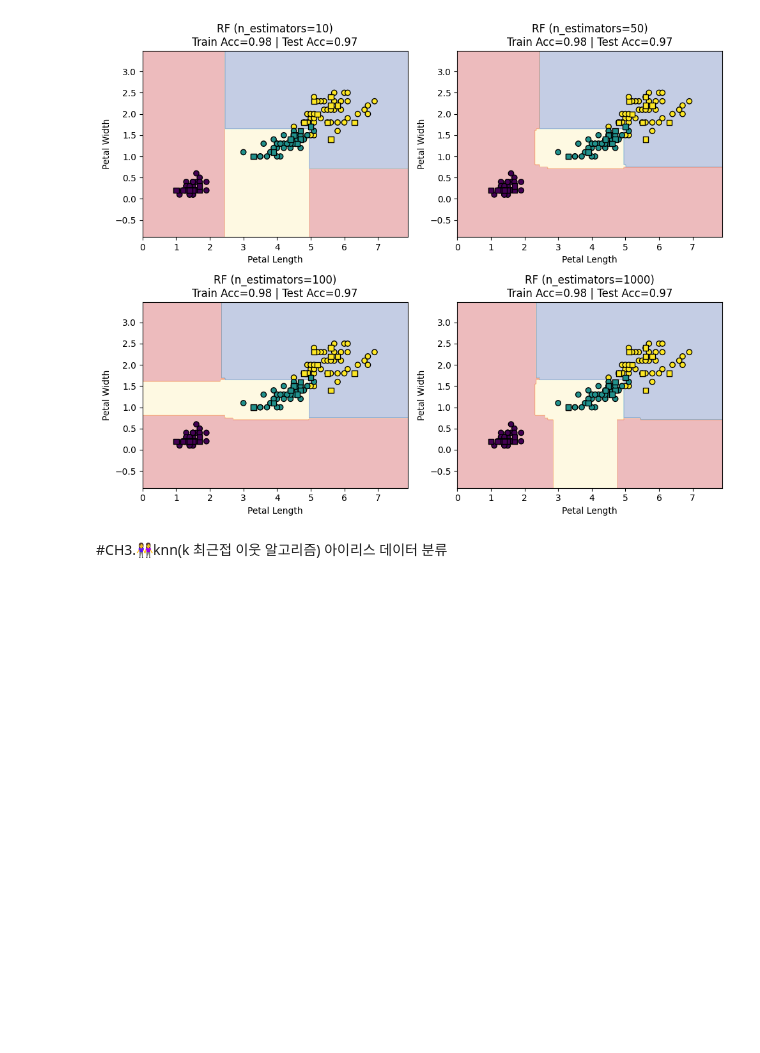
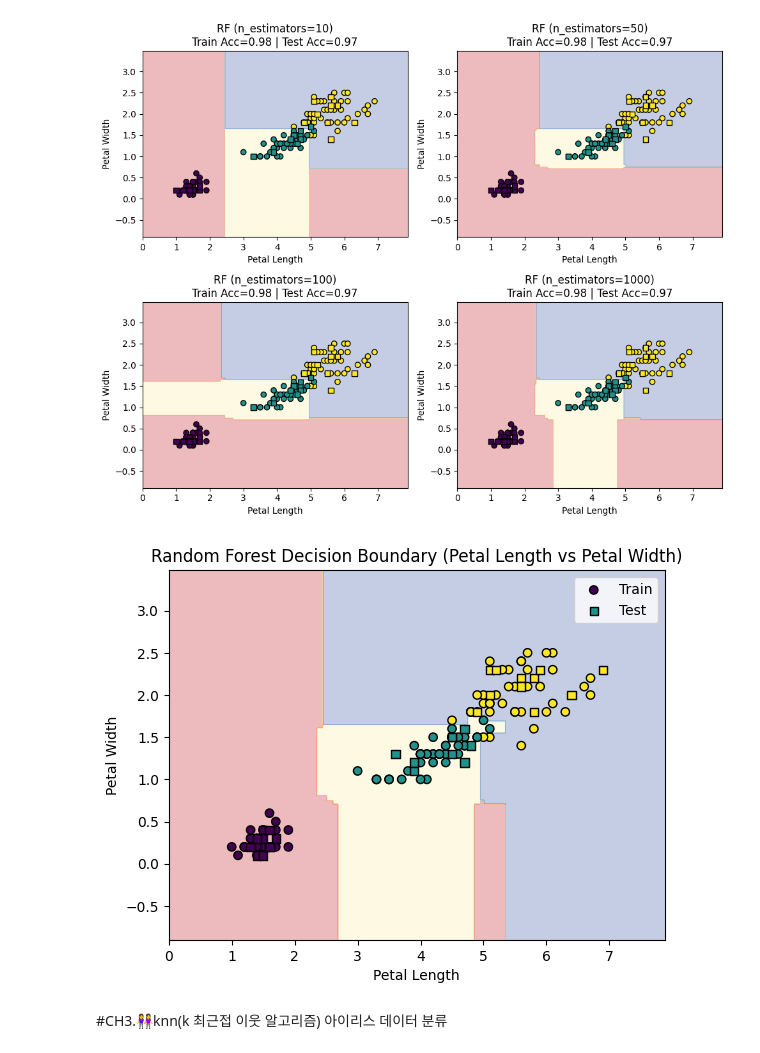
Before and after one commit to YoooonaLee/machine_learning, a Jupyter notebook: DT_&_RF_&_KNN__iris_classification.ipynb, the cells around one changed output. Cells and saved outputs as stored; diff of their text form; code cells hidden in the pictures; blank space fills up the shorter version.

```diff
--- a/DT_&_RF_&_KNN__iris_classification.ipynb
+++ b/DT_&_RF_&_KNN__iris_classification.ipynb
@@ -558,6 +567,50 @@ plt.tight_layout()
 plt.show()
 # %% [output]
 [figure]
+# %%
+import numpy as np
+import matplotlib.pyplot as plt
+from sklearn.ensemble import RandomForestClassifier
+from sklearn.datasets import load_iris
+from sklearn.model_selection import train_test_split
+
+# 1. 데이터셋 로드 및 2개의 특성 선택
+iris = load_iris()
+X = iris.data[:, [2, 3]]  # 꽃잎 길이와 꽃잎 너비만 사용하여 2D 데이터로 변환
+y = iris.target
+
+# 2. 훈련 세트와 테스트 세트로 분할
+X_train, X_test, y_train, y_test = train_test_split(X, y, test_size=0.2, random_state=42)
+
+# 3. 랜덤 포레스트 모델 생성 및 학습
+rf = RandomForestClassifier(n_estimators=1000, max_depth=None, min_samples_split=2,
+                            min_samples_leaf=1, max_features=2, random_state=42)
+rf.fit(X_train, y_train)
+
+# 4. 결정 경계 시각화를 위한 그리드 생성
+x_min, x_max = X[:, 0].min() - 1, X[:, 0].max() + 1
+y_min, y_max = X[:, 1].min() - 1, X[:, 1].max() + 1
+xx, yy = np.meshgrid(np.arange(x_min, x_max, 0.02), np.arange(y_min, y_max, 0.02))
+
+# 5. 그리드에 있는 모든 포인트에서 예측값 계산
+Z = rf.predict(np.c_[xx.ravel(), yy.ravel()])
+Z = Z.reshape(xx.shape)
+
+# 6. 결정 경계 시각화
+plt.contourf(xx, yy, Z, alpha=0.3, cmap=plt.cm.RdYlBu)
+
+# 7. 훈련 데이터와 테스트 데이터 시각화
+plt.scatter(X_train[:, 0], X_train[:, 1], c=y_train, edgecolor='k', marker='o', label='Train')
+plt.scatter(X_test[:, 0], X_test[:, 1], c=y_test, edgecolor='k', marker='s', label='Test')
+
+# 그래프 설정
+plt.title('Random Forest Decision Boundary (Petal Length vs Petal Width)')
+plt.xlabel('Petal Length')
+plt.ylabel('Petal Width')
+plt.legend()
+plt.show()
+# %% [output]
+[figure, added]
 # %% [markdown]
 #CH3.👭knn(k 최근접 이웃 알고리즘) 아이리스 데이터 분류
 # %% [markdown]
```
Also changed, not shown: parts of 9 cells of this notebook.
